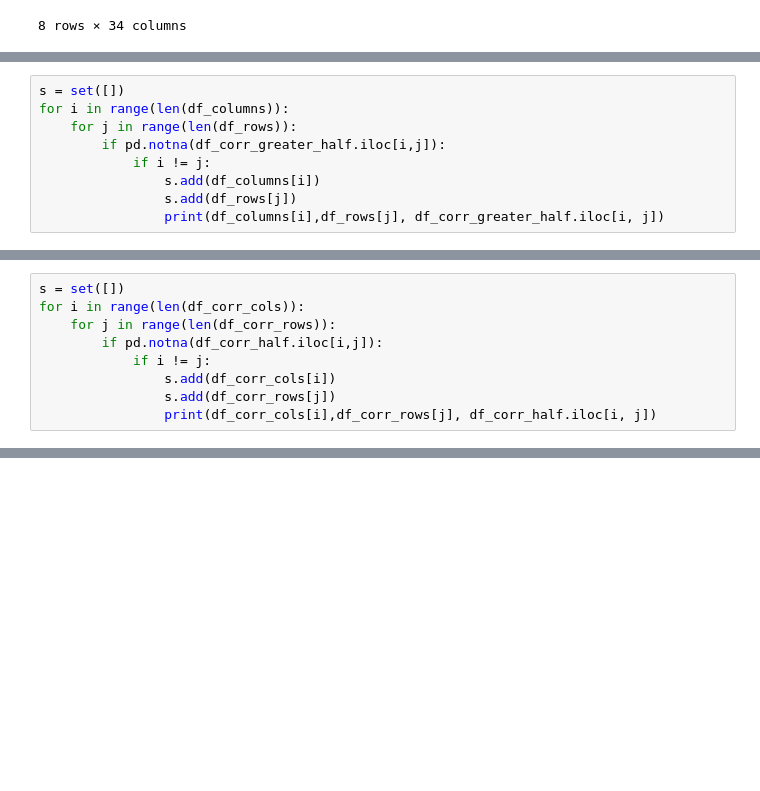
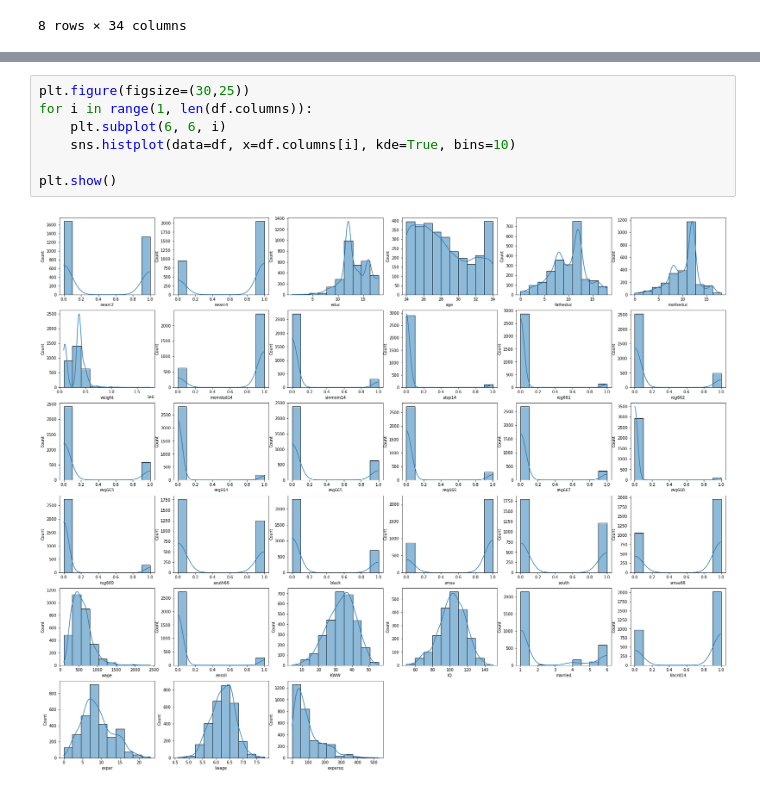
Before and after one commit to AIGangz/MAI391_Project, a Jupyter notebook: analyze-data.ipynb, the cells around one changed output, grey strips where cells are left out. Saved outputs shown, nothing was run; the diff lists cells and outputs as text; blank space fills up the shorter version.

```diff
--- a/analyze-data.ipynb
+++ b/analyze-data.ipynb
@@ -84,9 +30,0 @@ Index(['nearc2', 'nearc4', 'educ', 'age', 'fatheduc', 'motheduc', 'weight',
-# %%
-s = set([])
-for i in range(len(df_columns)):
-    for j in range(len(df_rows)):
-        if pd.notna(df_corr_greater_half.iloc[i,j]):
-            if i != j:
-                s.add(df_columns[i])
-                s.add(df_rows[j])
-                print(df_columns[i],df_rows[j], df_corr_greater_half.iloc[i, j])
@@ -124,9 +30,0 @@ df_corr_rows = df_corr_half.index
-# %%
-s = set([])
-for i in range(len(df_corr_cols)):
-    for j in range(len(df_corr_rows)):
-        if pd.notna(df_corr_half.iloc[i,j]):
-            if i != j:
-                s.add(df_corr_cols[i])
-                s.add(df_corr_rows[j])
-                print(df_corr_cols[i],df_corr_rows[j], df_corr_half.iloc[i, j])
@@ -174,0 +42,9 @@ sns.scatterplot(df_IQ['IQ'], df['wage'], )
+# %%
+plt.figure(figsize=(30,25))
+for i in range(1, len(df.columns)):
+    plt.subplot(6, 6, i)
+    sns.histplot(data=df, x=df.columns[i], kde=True, bins=10)
+
+plt.show()
+# %% [output]
+[figure, added]
```
Also changed, not shown: parts of 29 cells of this notebook, 1 other file.
